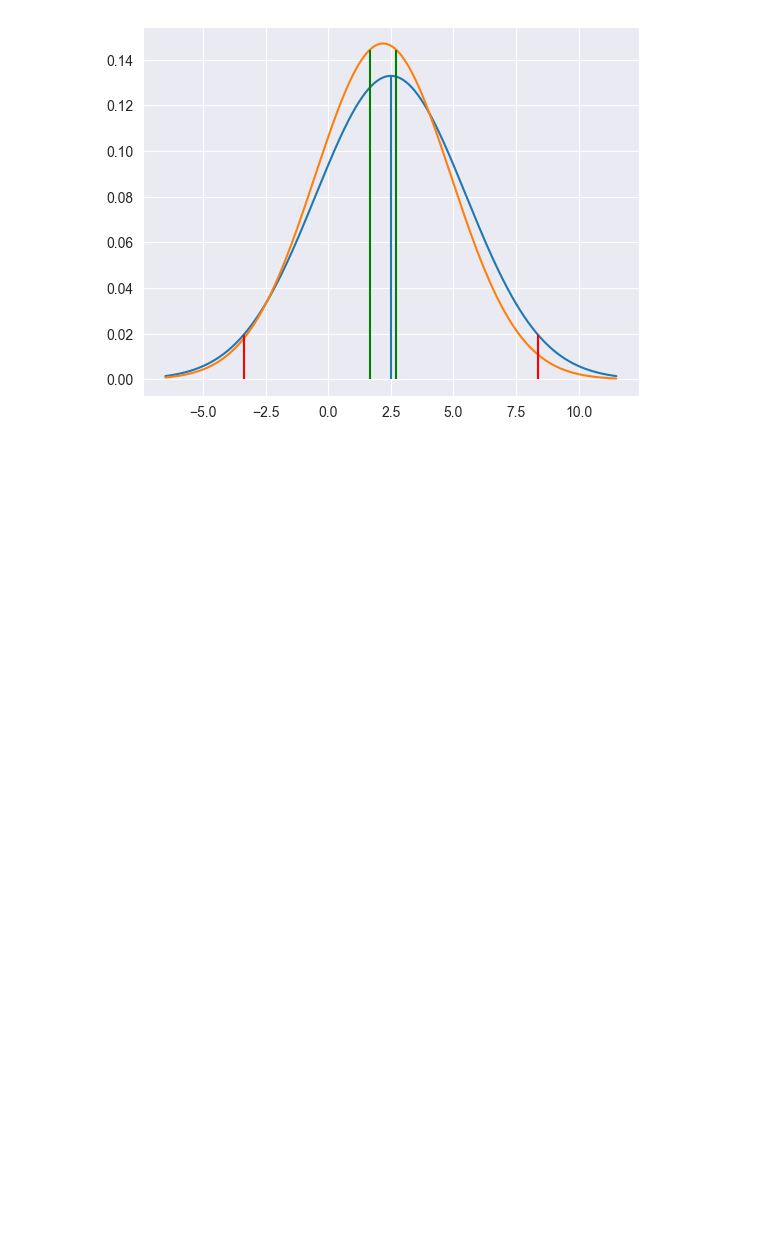
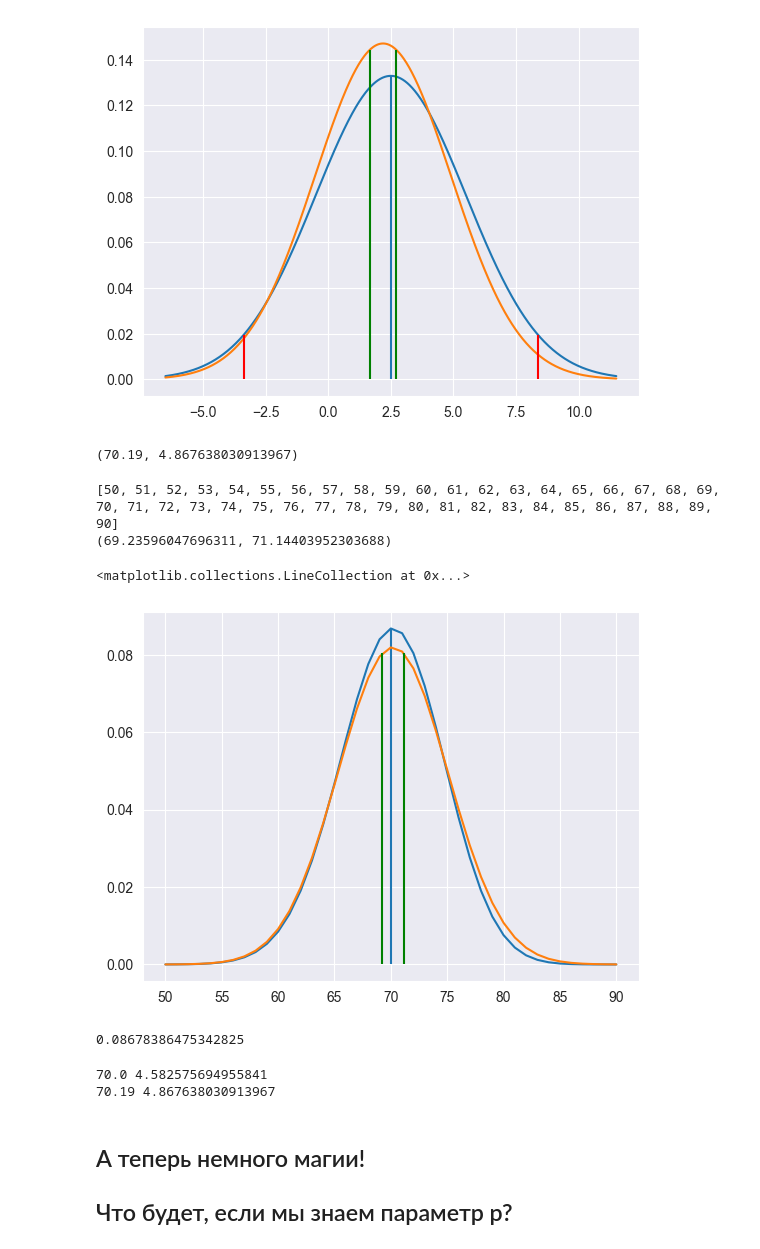
Before and after one commit to Jrol123/Statfield, a Jupyter notebook: mark_diff.ipynb, the cells around one changed output. Saved outputs shown, nothing was run; the diff lists cells and outputs as text; code cells hidden in the pictures; blank space fills up the shorter version.

```diff
--- a/mark_diff.ipynb
+++ b/mark_diff.ipynb
@@ -80,3 +80,56 @@ plt.vlines(x=norm_rv.mean(), ymin=0, ymax=norm_rv.pdf(norm_rv.mean()))
 (1.6571438991963414, 2.7197769964390957)
 <matplotlib.collections.LineCollection at 0x...>
 [figure]
+# %%
+p = 0.7
+
+binom_rv = binom(N, p)
+binom_rvs = binom_rv.rvs(N)
+binom_rvs, len(binom_rvs)
+
+bin_m = binom_rvs.mean()
+bin_s = binom_rvs.std()
+bin_m, bin_s
+# %% [output]
+(70.19, 4.867638030913967)
+# %%
+x = [i for i in range(50, 90 + 1)]
+print(x)
+
+ci = stats.norm.interval(1 - alpha, binom_rvs.mean(), binom_rvs.std() / np.sqrt(N))  # Оценка матожидания сходится по ЦПТ к нормальному распределению.
+print(ci)
+
+sns.lineplot(x=x,
+             y=binom_rv.pmf(x))
+plt.vlines(x=binom_rv.mean(),
+           ymin=0,
+           ymax=binom_rv.pmf(binom_rv.mean()))
+
+sns.lineplot(x=x,
+             y=norm(binom_rvs.mean(), binom_rvs.std()).pdf(x))
+plt.vlines(x=ci[0],
+           ymin=0,
+           ymax=norm(binom_rvs.mean(), binom_rvs.std()).pdf(ci[0]),
+           color='g')
+plt.vlines(x=ci[1],
+           ymin=0,
+           ymax=norm(binom_rvs.mean(), binom_rvs.std()).pdf(ci[1]),
+           color='g')
+# %% [output]
+[50, 51, 52, 53, 54, 55, 56, 57, 58, 59, 60, 61, 62, 63, 64, 65, 66, 67, 68, 69, 70, 71, 72, 73, 74, 75, 76, 77, 78, 79, 80, 81, 82, 83, 84, 85, 86, 87, 88, 89, 90]
+(69.23596047696311, 71.14403952303688)
+<matplotlib.collections.LineCollection at 0x...>
+[figure, added]
+# %%
+binom_rv.pmf(binom_rv.mean())
+# %% [output]
+0.08678386475342825
+# %%
+print(binom_rv.mean(), binom_rv.std())
+print(binom_rvs.mean(), binom_rvs.std())
+# %% [output]
+70.0 4.582575694955841
+70.19 4.867638030913967
+# %% [markdown]
+## А теперь немного магии!
+## Что будет, если мы знаем параметр p?
```
Also changed, not shown: parts of 4 cells of this notebook.
